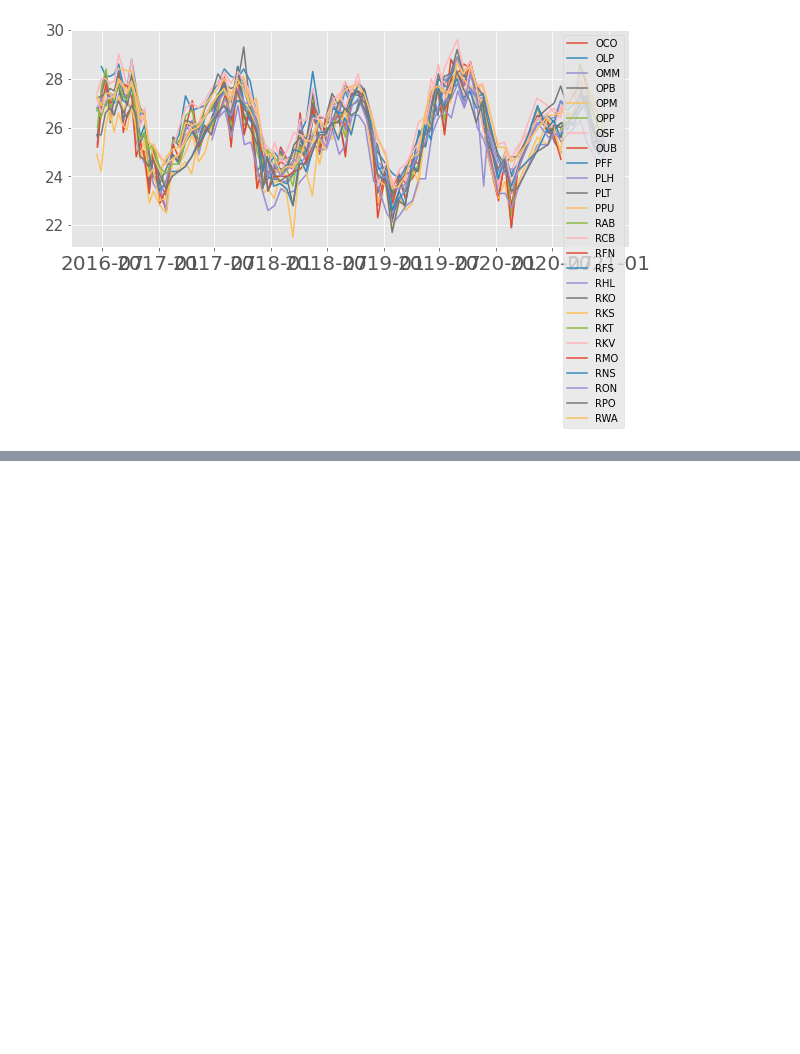
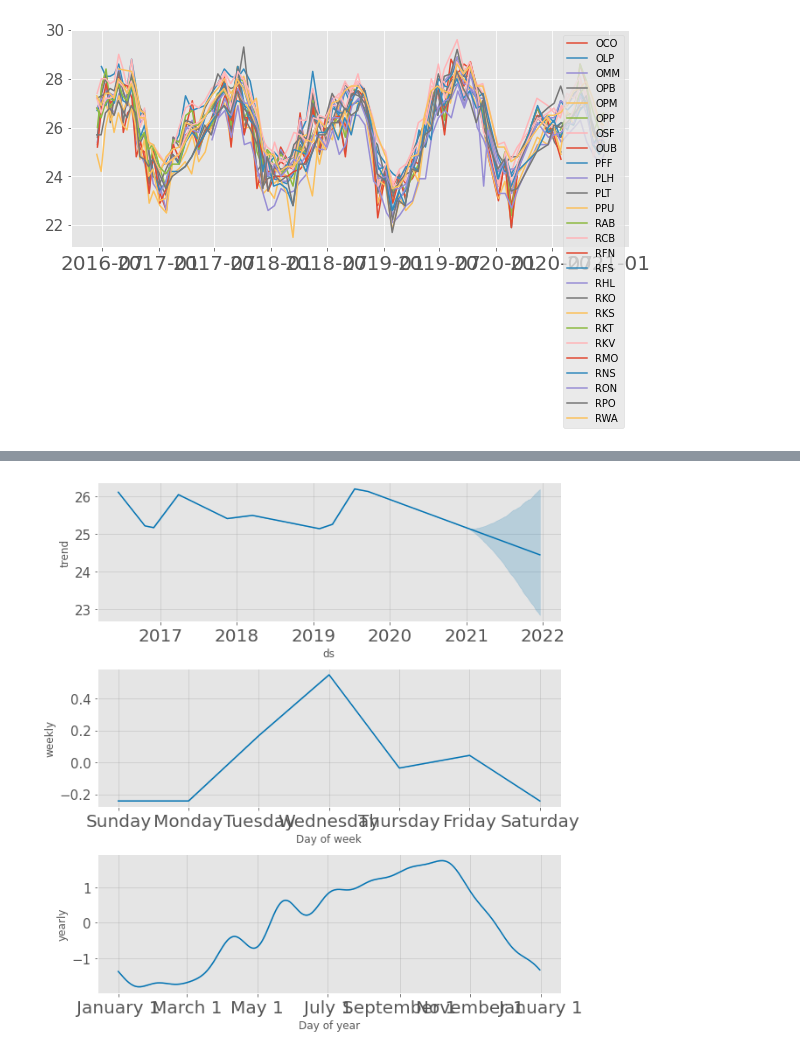
Before and after one commit to benkarlsberg/Maui-Water-Quality-Analysis, a Jupyter notebook: EDA.ipynb, the cells around one changed output, grey strips where cells are left out. Cells and saved outputs as stored; diff of their text form; code cells hidden in the pictures; blank space fills up the shorter version.

```diff
--- a/EDA.ipynb
+++ b/EDA.ipynb
@@ -136,0 +228,4 @@ plt.show()
+# %%
+fig2 = m.plot_components(forecast)
+# %% [output]
+[figure, added]
```
Also changed, not shown: parts of 15 cells of this notebook.
